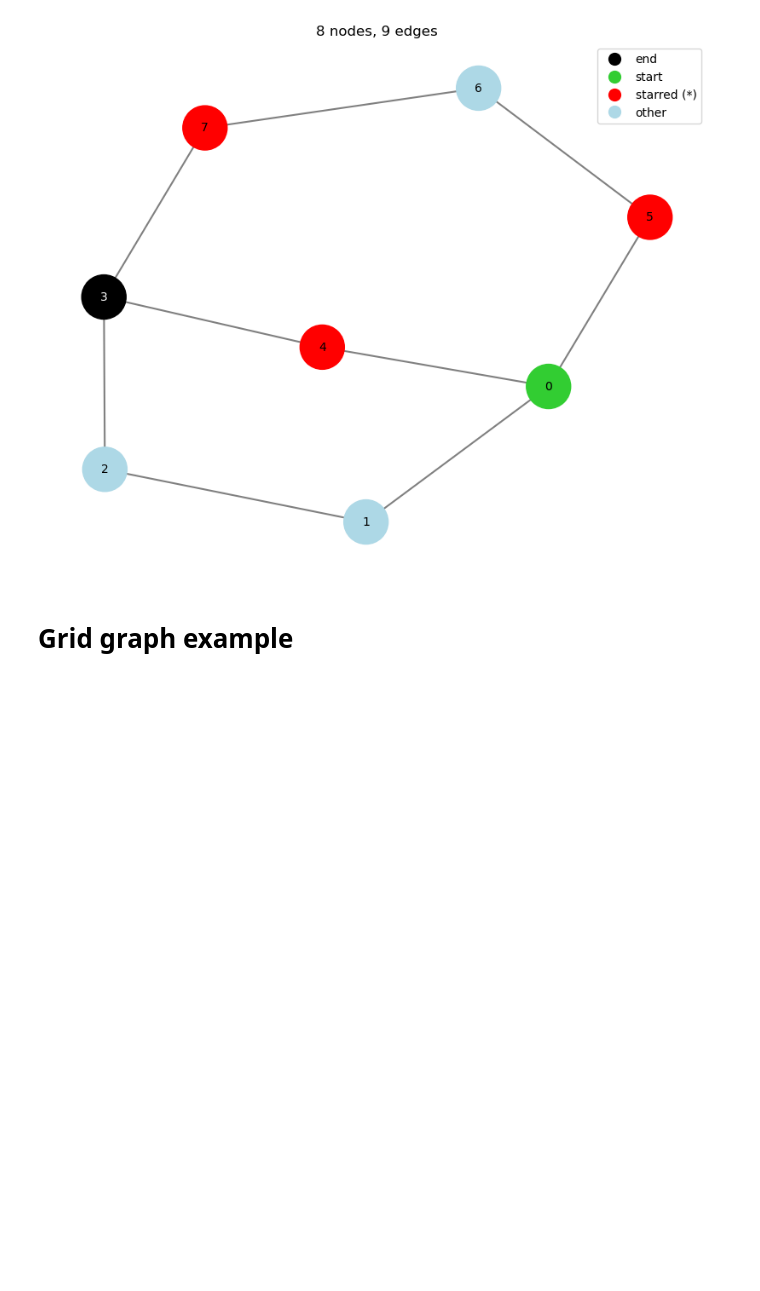
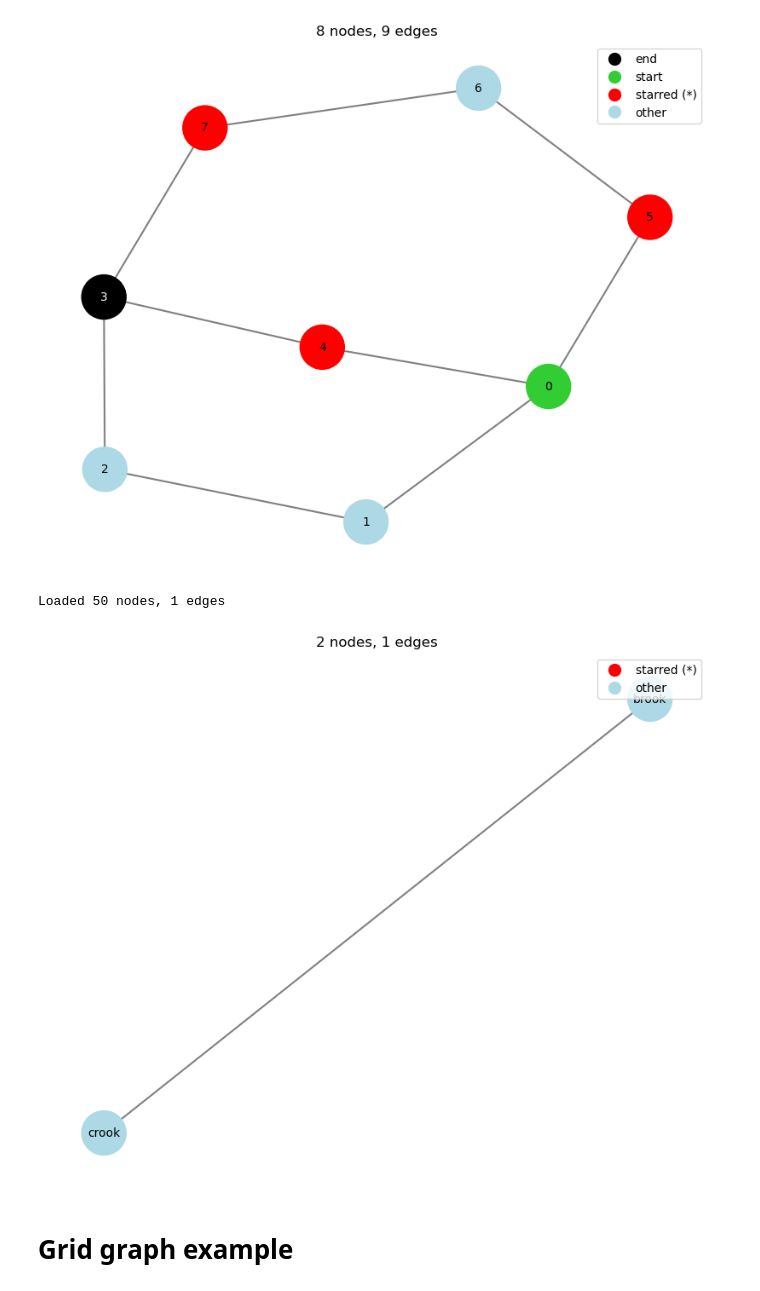
Before and after one commit to Christian-Weidemann/Red-scare-group-d, a Jupyter notebook: visualising_the_graphs.ipynb, the cells around one changed output. Cells and saved outputs as stored; diff of their text form; code cells hidden in the pictures; blank space fills up the shorter version.

```diff
--- a/visualising_the_graphs.ipynb
+++ b/visualising_the_graphs.ipynb
@@ -72,6 +72,78 @@ plt.show()
 # %% [output]
 Loaded 8 nodes, 9 edges
 [figure]
+# %%
+import networkx as nx
+import matplotlib.pyplot as plt
+from matplotlib.lines import Line2D
+
+FILE = "problem_and_data/data/common-1-50.txt"
+KEEP_END = False   # True keeps the end node even if it has no edges
+
+
+def load_graph(path):
+    with open(path) as f:
+        lines = [ln.strip() for ln in f if ln.strip()]
+
+    n, m, k = map(int, lines[0].split())   # nodes, edges, starred
+    start, end = lines[1].split()
+
+    G = nx.Graph()
+    for ln in lines[2:2 + n]:
+        parts = ln.split()
+        G.add_node(parts[0], starred=(len(parts) > 1 and parts[1] == "*"))
+
+    for ln in lines[2 + n:2 + n + m]:
+        a, b = [p.strip() for p in ln.split("--")]
+        G.add_edge(a, b)
+
+    return G, start, end
+
+
+G, start, end = load_graph(FILE)
+print(f"Loaded {G.number_of_nodes()} nodes, {G.number_of_edges()} edges")
+
+# Remove nodes with no edges
+isolated = [v for v in nx.isolates(G) if not (KEEP_END and v == end)]
+G.remove_nodes_from(isolated)
+
+# Colours: end = black/white font, starred = red, others = light blue
+node_colors, label_colors = {}, {}
+for node, data in G.nodes(data=True):
+    if node == end:
+        node_colors[node], label_colors[node] = "black", "white"
+    elif node == start:
+        node_colors[node], label_colors[node] = "limegreen", "black"
+    elif data["starred"]:
+        node_colors[node], label_colors[node] = "red", "black"
+    else:
+        node_colors[node], label_colors[node] = "lightblue", "black"
+
+pos = nx.spring_layout(G, seed=40, k=0.8)
+
+plt.figure(figsize=(10, 8))
+nx.draw_networkx_edges(G, pos, edge_color="gray", width=1.5)
+nx.draw_networkx_nodes(G, pos, node_size=1400,
+                       node_color=[node_colors[n] for n in G.nodes])
+for node, (x, y) in pos.items():
+    plt.text(x, y, node, ha="center", va="center",
+             fontsize=10, color=label_colors[node])
+
+legend_items = [("red", "starred (*)"), ("lightblue", "other")]
+if end in G:
+    legend_items.insert(1, ("limegreen", "start"))
+    legend_items.insert(0, ("black", "end"))
+plt.legend(handles=[
+    Line2D([0], [0], marker="o", color="w", markerfacecolor=c, markersize=12, label=l)
+    for c, l in legend_items
+])
+
+plt.title(f"{G.number_of_nodes()} nodes, {G.number_of_edges()} edges")
+plt.axis("off")
+plt.show()
+# %% [output]
+Loaded 50 nodes, 1 edges
+[figure, added]
 # %% [markdown]
 # Grid graph example
 # %%
```
Also changed, not shown: 3 other files.
